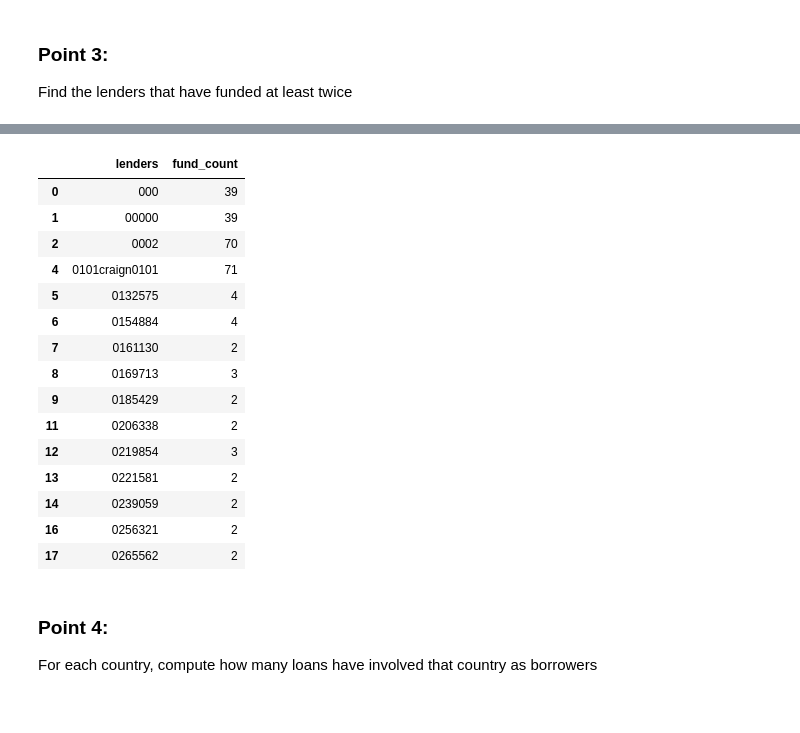
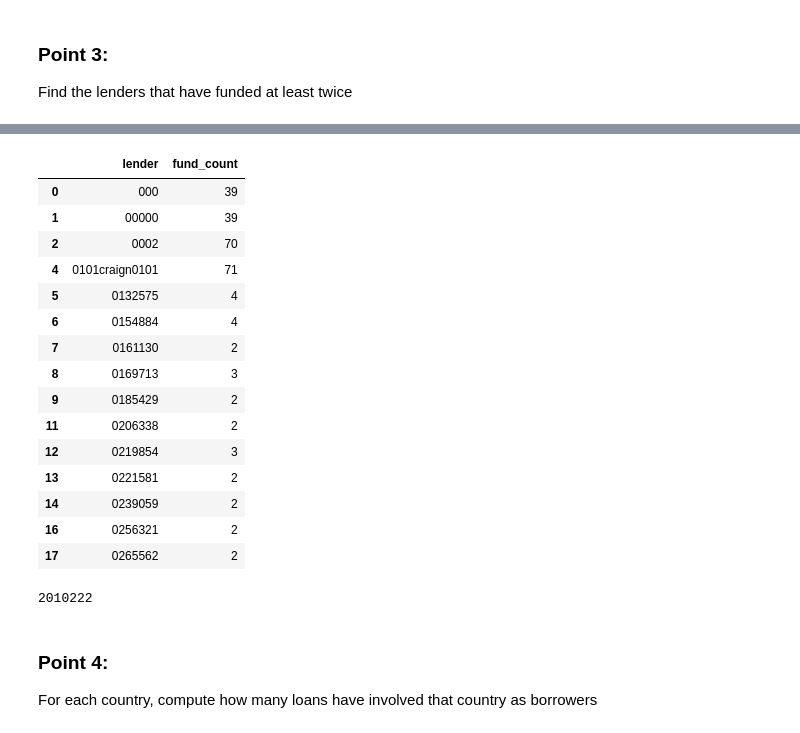
Before and after one commit to Lukpier/cs-project, a Jupyter notebook: kiva.ipynb, the cells around one changed output, grey strips where cells are left out. Cells and saved outputs as stored; diff of their text form; code cells hidden in the pictures.

```diff
--- a/kiva.ipynb
+++ b/kiva.ipynb
@@ -74,0 +103,2 @@ norm_loan_lenders.head()
+# %%
+norm_loan_lenders.rename(columns={'lenders': 'lender'}, inplace=True)
@@ -148,5 +214,5 @@ Find the lenders that have funded at least twice
 # %%
 %%time
 
-loans_by_lenders = norm_loan_lenders.groupby('lenders')['loan_id'].count().reset_index(name='fund_count')
+loans_by_lenders = norm_loan_lenders.groupby('lender')['loan_id'].count().reset_index(name='fund_count')
 # %% [output]
@@ -155,22 +221,28 @@ Wall time: 14.9 s
 # %%
-loans_by_lenders[loans_by_lenders.fund_count > 1].head(15)
+loans_by_lenders = loans_by_lenders[loans_by_lenders.fund_count > 1]
-# %% [output]
-|  | lenders | fund_count |
-| 0 | 000 | 39 |
-| 1 | 00000 | 39 |
-| 2 | 0002 | 70 |
-| 4 | 0101craign0101 | 71 |
-| 5 | 0132575 | 4 |
-| 6 | 0154884 | 4 |
-| 7 | 0161130 | 2 |
-| 8 | 0169713 | 3 |
-| 9 | 0185429 | 2 |
-| 11 | 0206338 | 2 |
-| 12 | 0219854 | 3 |
-| 13 | 0221581 | 2 |
-| 14 | 0239059 | 2 |
-| 16 | 0256321 | 2 |
-| 17 | 0265562 | 2 |
+# %%
+loans_by_lenders.head(15)
+# %% [output]
+|  | lender | fund_count |
+| 0 | 000 | 39 |
+| 1 | 00000 | 39 |
+| 2 | 0002 | 70 |
+| 4 | 0101craign0101 | 71 |
+| 5 | 0132575 | 4 |
+| 6 | 0154884 | 4 |
+| 7 | 0161130 | 2 |
+| 8 | 0169713 | 3 |
+| 9 | 0185429 | 2 |
+| 11 | 0206338 | 2 |
+| 12 | 0219854 | 3 |
+| 13 | 0221581 | 2 |
+| 14 | 0239059 | 2 |
+| 16 | 0256321 | 2 |
+| 17 | 0265562 | 2 |
+# %%
+loans_by_lenders.size
+# %% [output]
+2010222
 # %% [markdown]
 ### Point 4:
 For each country, compute how many loans have involved that country as borrowers
```
Also changed, not shown: parts of 34 cells of this notebook.
